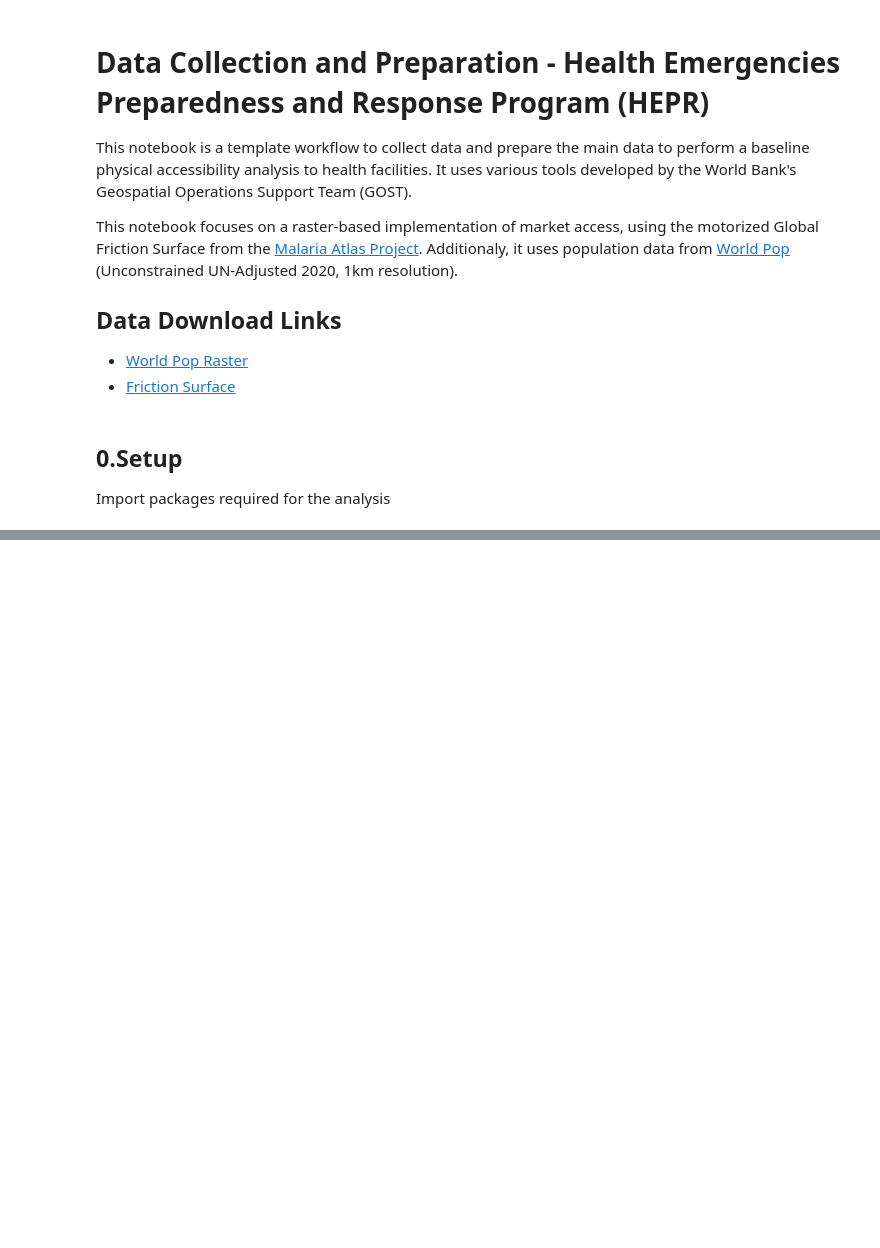
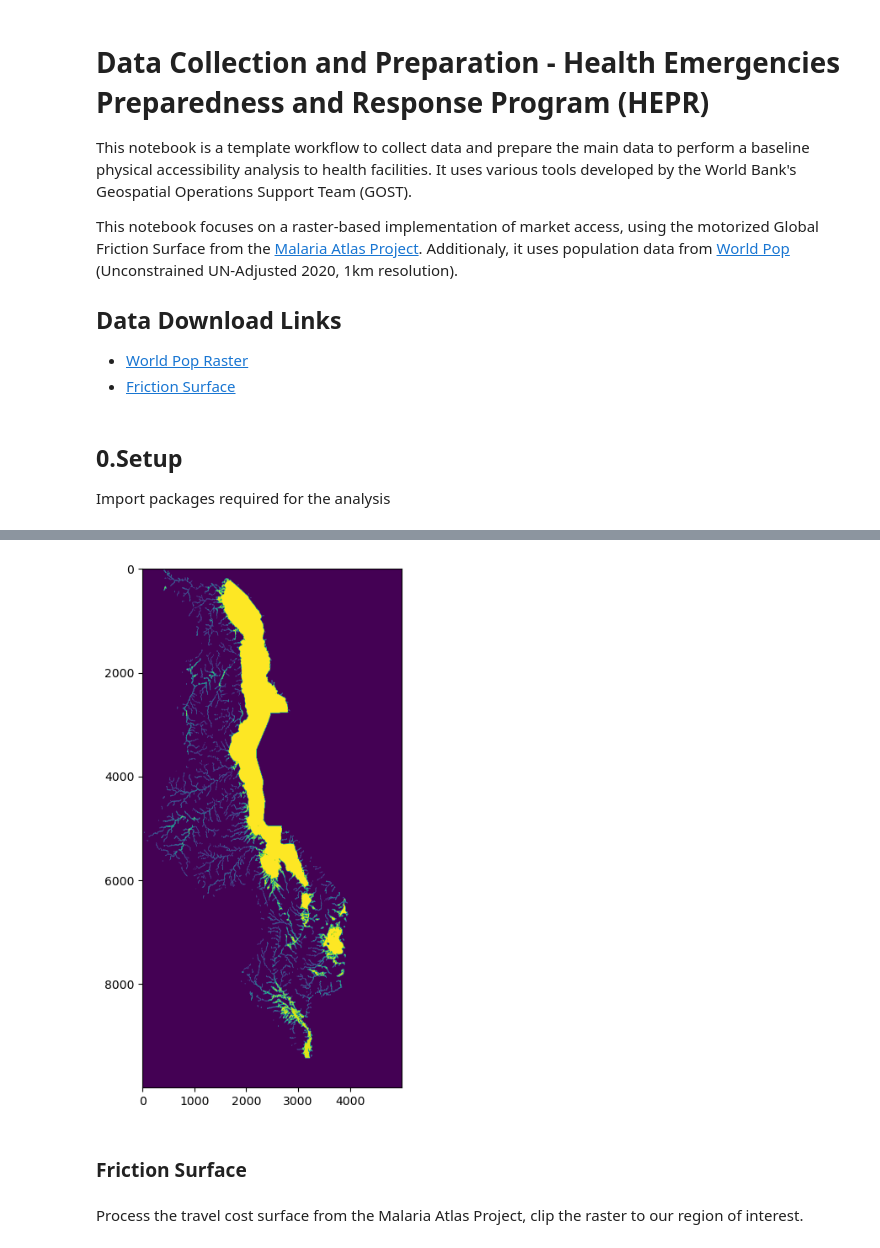
Before and after one commit to worldbank/Health-Access-Metrics, a Jupyter notebook: notebooks/HF_Access_raster.ipynb, the cells around one changed output, grey strips where cells are left out. Cells and saved outputs as stored; diff of their text form; code cells hidden in the pictures; blank space fills up the shorter version.

```diff
--- a/notebooks/HF_Access_raster.ipynb
+++ b/notebooks/HF_Access_raster.ipynb
@@ -60,0 +140,8 @@ import UrbanRaster as urban
+# %%
+# Use rasterio to open the file
+# flooded area:      999
+# not-flooded area: -9999
+
+fld_path = join(expanduser("R:/"), 'Data', 'GLOBAL','FLOOD_SSBN','v2_2019/malawi', 'fluvial_undefended', 'FU_1in5.tif')
+fld_rio = rio.open(fld_path)
+fld_rio.read(1)
@@ -60,0 +157,9 @@ import UrbanRaster as urban
+# %%
+fig, ax = plt.subplots(figsize=(6,8))
+im = ax.imshow(fld_rio.read(1), norm=colors.PowerNorm(gamma=0.5), cmap='viridis')
+# %% [output]
+[figure, added]
+# %% [markdown]
+### Friction Surface
+# %% [markdown]
+Process the travel cost surface from the Malaria Atlas Project, clip the raster to our region of interest.
```
Also changed, not shown: parts of 32 cells of this notebook, 1 other file.
